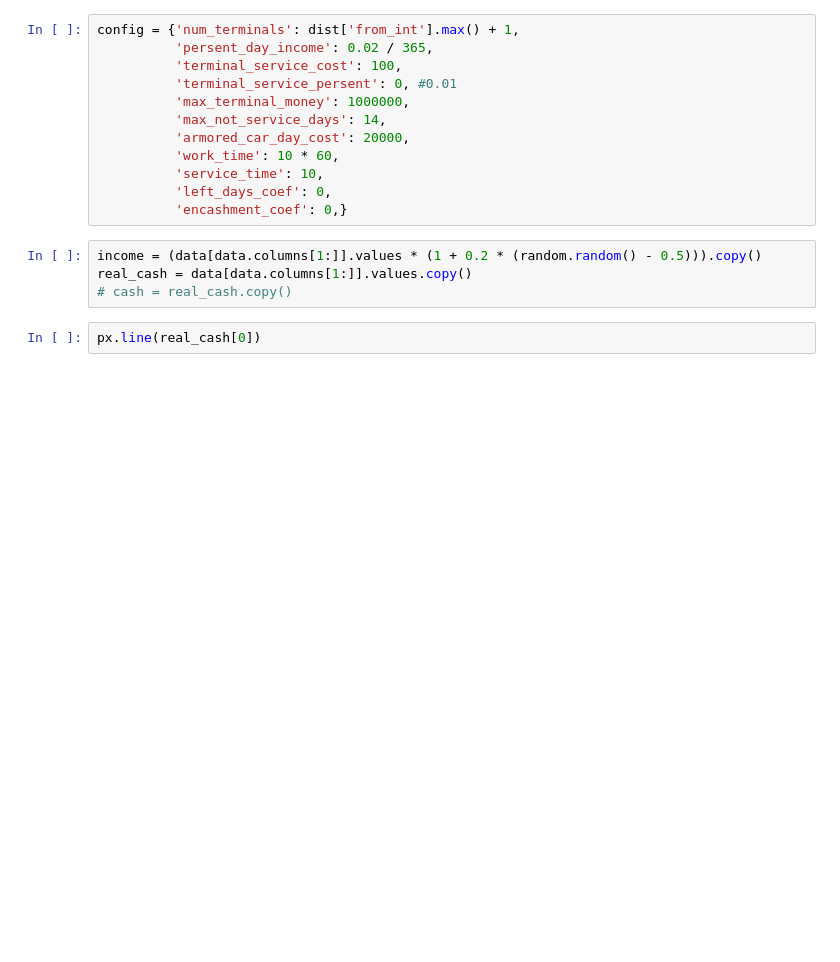
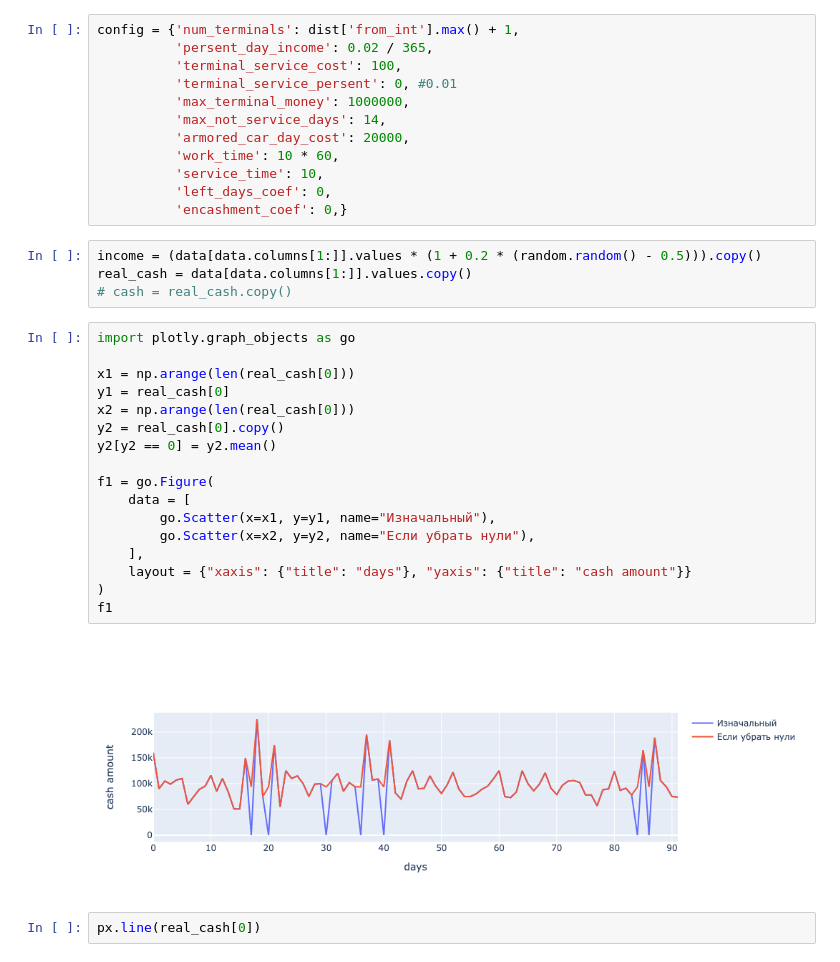
Before and after one commit to ChervovNikita/optimal_encashement, a Jupyter notebook: notebooks/about_final-sergey.ipynb, the cells around one changed output. Cells and saved outputs as stored; diff of their text form; blank space fills up the shorter version.

```diff
--- a/notebooks/about_final-sergey.ipynb
+++ b/notebooks/about_final-sergey.ipynb
@@ -61,6 +61,25 @@ config = {'num_terminals': dist['from_int'].max() + 1,
 income = (data[data.columns[1:]].values * (1 + 0.2 * (random.random() - 0.5))).copy()
 real_cash = data[data.columns[1:]].values.copy()
 # cash = real_cash.copy()
+# %%
+import plotly.graph_objects as go
+
+x1 = np.arange(len(real_cash[0]))
+y1 = real_cash[0]
+x2 = np.arange(len(real_cash[0]))
+y2 = real_cash[0].copy()
+y2[y2 == 0] = y2.mean()
+
+f1 = go.Figure(
+    data = [
+        go.Scatter(x=x1, y=y1, name="Изначальный"),
+        go.Scatter(x=x2, y=y2, name="Если убрать нули"),
+    ],
+    layout = {"xaxis": {"title": "days"}, "yaxis": {"title": "cash amount"}}
+)
+f1
+# %% [output]
+[figure, added]
 # %%
 px.line(real_cash[0])
 # %% [output]
```
Also changed, not shown: parts of 1 cell of this notebook, 2 other files.
